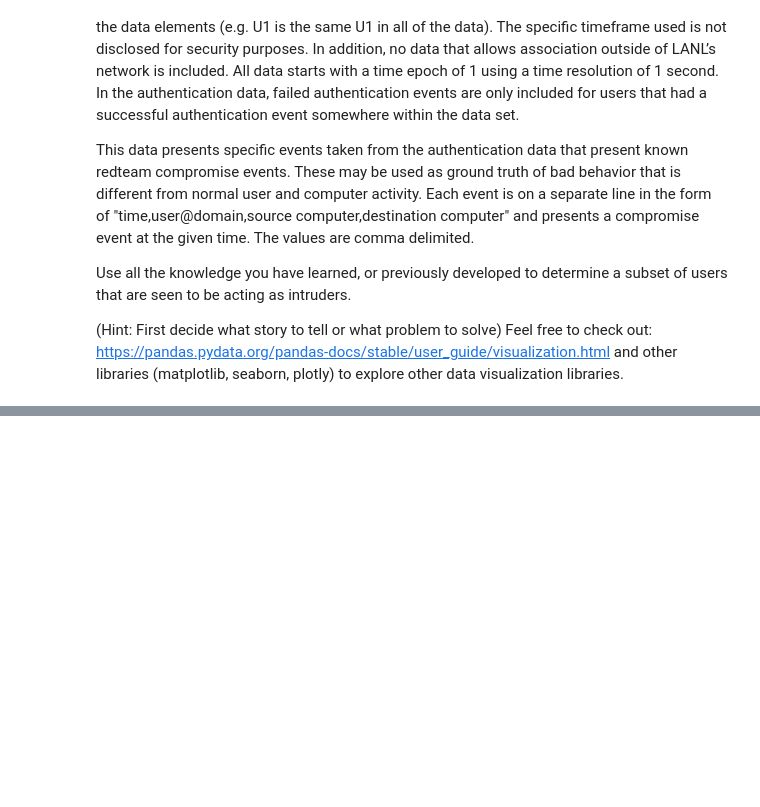
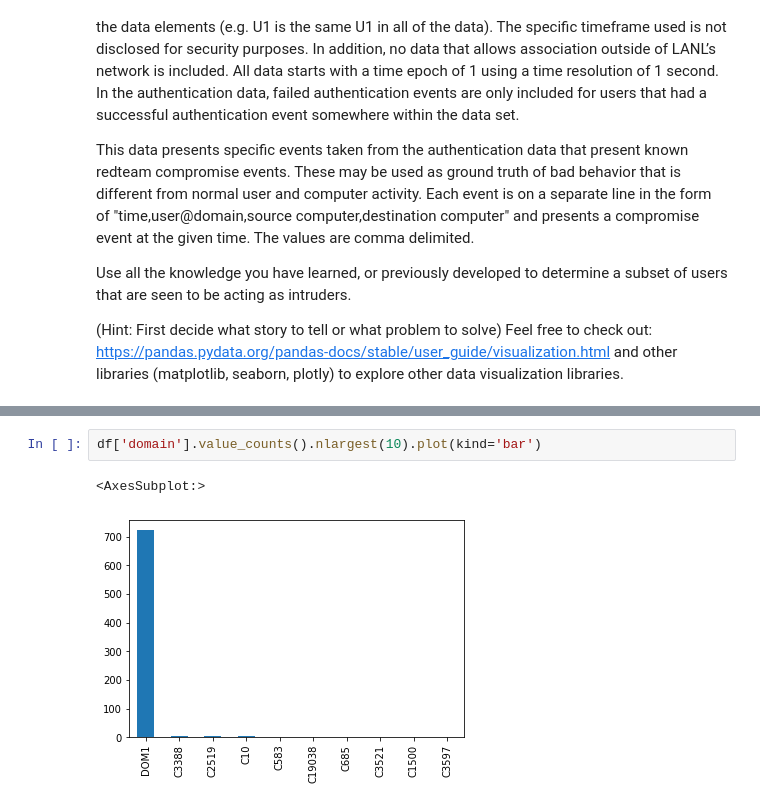
Before and after one commit to inp2/Security-Plus-Data-Science, a Jupyter notebook: Module_02/02_Final_Exercise.ipynb, the cells around one changed output, grey strips where cells are left out. Drawn from its saved outputs; the diff is of its cells as text; blank space fills up the shorter version.

```diff
--- a/Module_02/02_Final_Exercise.ipynb
+++ b/Module_02/02_Final_Exercise.ipynb
@@ -14,0 +67,5 @@ Use all the knowledge you have learned, or previously developed to determine a s
+# %%
+df['domain'].value_counts().nlargest(10).plot(kind='bar')
+# %% [output]
+<AxesSubplot:>
+[figure, added]
```
Also changed, not shown: parts of 13 cells of this notebook, 18 other files.
